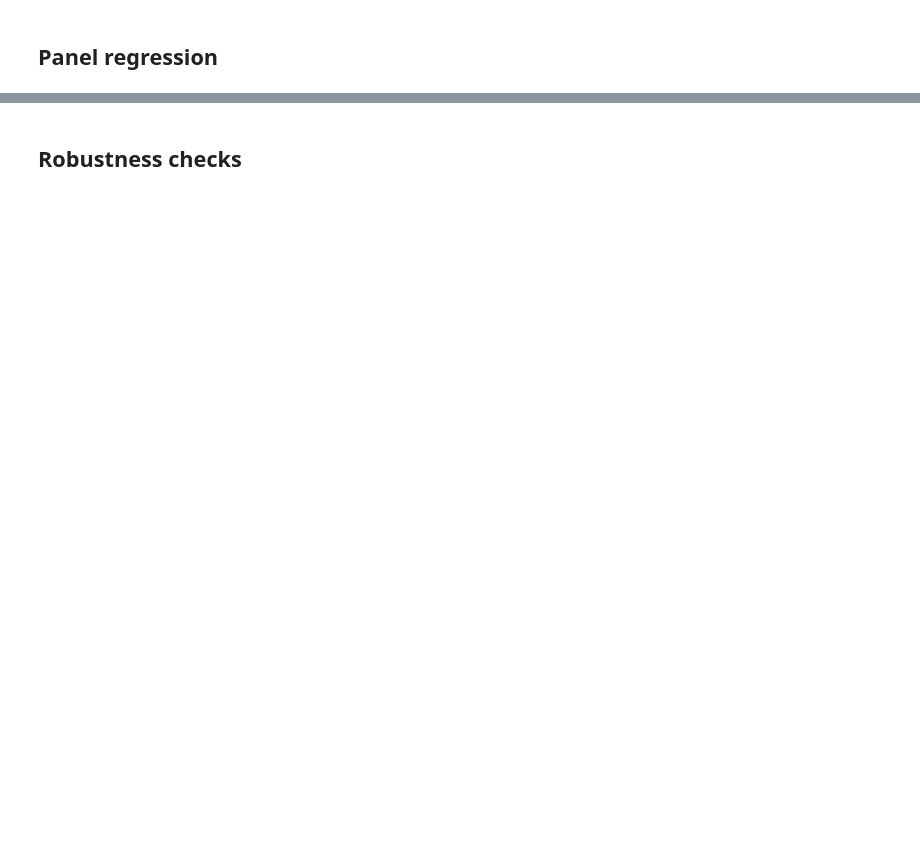
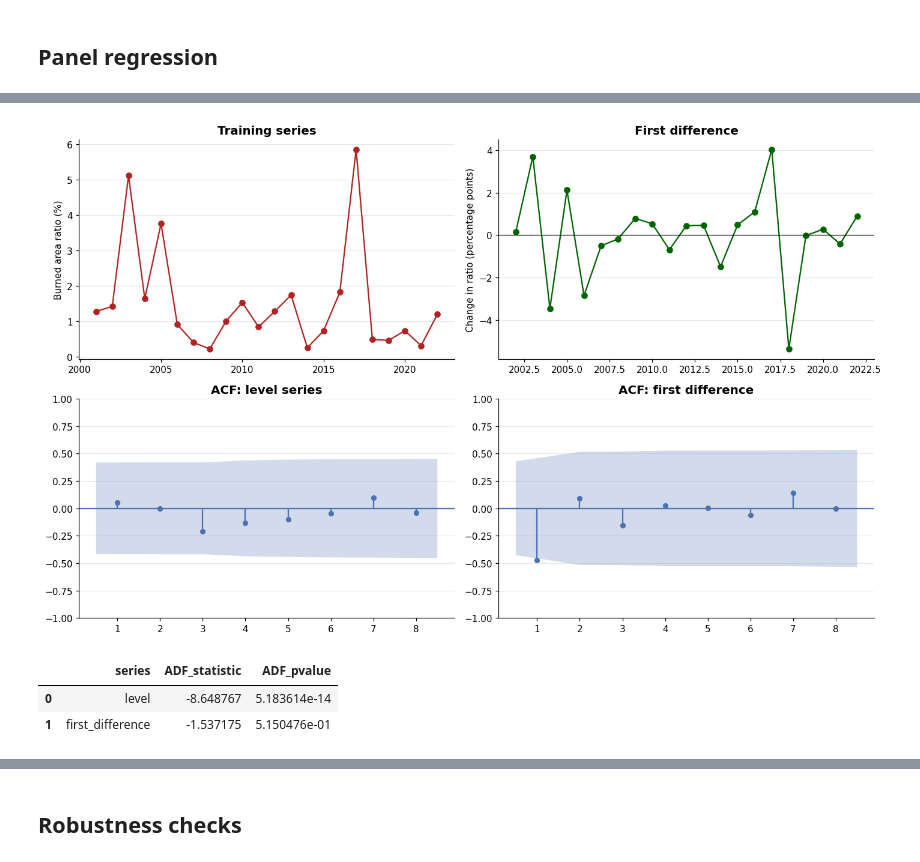
Before and after one commit to rogerjeasy/sustainability-analytics, a Jupyter notebook: notebooks/03_statistical_analysis.ipynb, the cells around one changed output, grey strips where cells are left out. Cells and saved outputs as stored; diff of their text form; code cells hidden in the pictures; blank space fills up the shorter version.

```diff
--- a/notebooks/03_statistical_analysis.ipynb
+++ b/notebooks/03_statistical_analysis.ipynb
@@ -468,0 +703,13 @@ plt.show()
+# %%
+train = country_series.loc[:2022]
+test = country_series.loc[2023:2025]
+
+split_summary = pd.DataFrame(
+    {
+        "period": ["training", "test"],
+        "first_year": [train.index.min(), test.index.min()],
+        "last_year": [train.index.max(), test.index.max()],
+        "observations": [len(train), len(test)],
+    }
+)
+split_summary
@@ -468,0 +720,37 @@ plt.show()
+# %%
+from statsmodels.graphics.tsaplots import plot_acf, plot_pacf
+from statsmodels.tsa.stattools import adfuller
+
+raw_adf = adfuller(train, autolag="AIC")
+differenced_train = train.diff().dropna()
+diff_adf = adfuller(differenced_train, autolag="AIC")
+
+stationarity_checks = pd.DataFrame(
+    {
+        "series": ["level", "first_difference"],
+        "ADF_statistic": [raw_adf[0], diff_adf[0]],
+        "ADF_pvalue": [raw_adf[1], diff_adf[1]],
+    }
+)
+
+fig, axes = plt.subplots(2, 2, figsize=(13, 8))
+axes[0, 0].plot(train.index, train, marker="o", color="firebrick")
+axes[0, 0].set_title("Training series")
+axes[0, 0].set_ylabel("Burned area ratio (%)")
+axes[0, 1].plot(differenced_train.index, differenced_train, marker="o", color="darkgreen")
+axes[0, 1].axhline(0, color="black", linewidth=0.8)
+axes[0, 1].set_title("First difference")
+axes[0, 1].set_ylabel("Change in ratio (percentage points)")
+plot_acf(train, lags=8, ax=axes[1, 0], zero=False)
+axes[1, 0].set_title("ACF: level series")
+plot_acf(differenced_train, lags=8, ax=axes[1, 1], zero=False)
+axes[1, 1].set_title("ACF: first difference")
+fig.tight_layout()
+plt.show()
+
+stationarity_checks
+# %% [output]
+[figure, added]
+|  | series | ADF_statistic | ADF_pvalue |
+| 0 | level | -8.648767 | 5.183614e-14 |
+| 1 | first_difference | -1.537175 | 5.150476e-01 |
```
Also changed, not shown: parts of 43 cells of this notebook.
